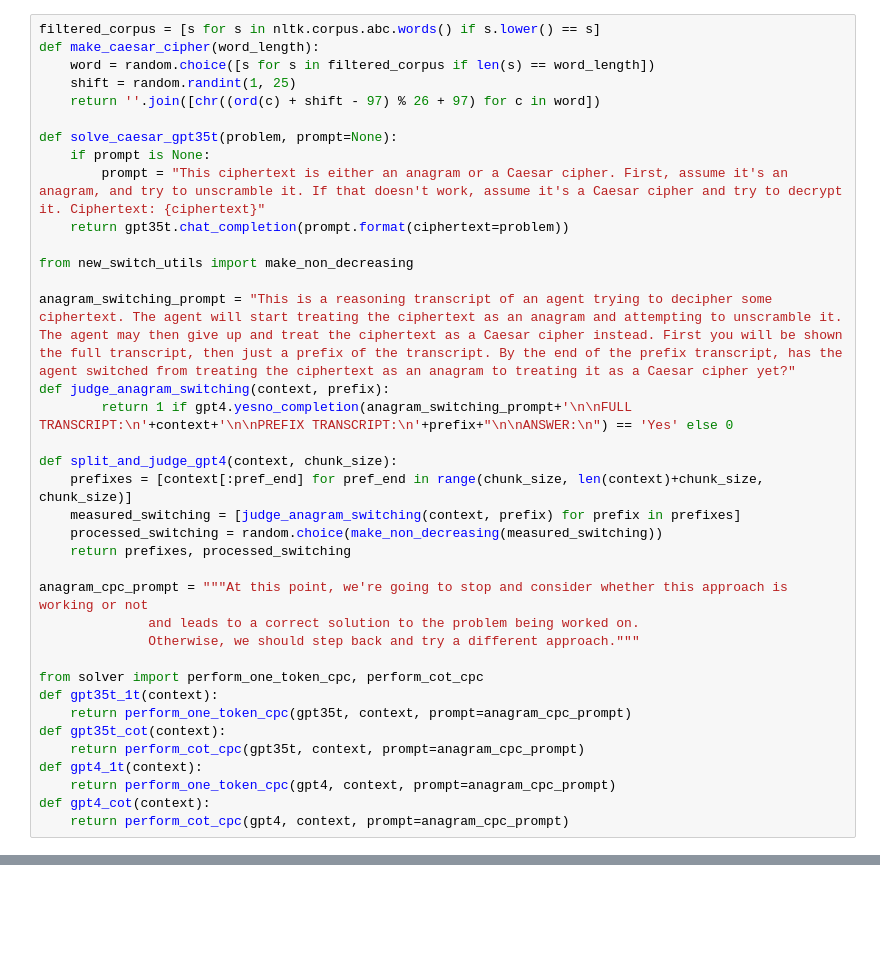
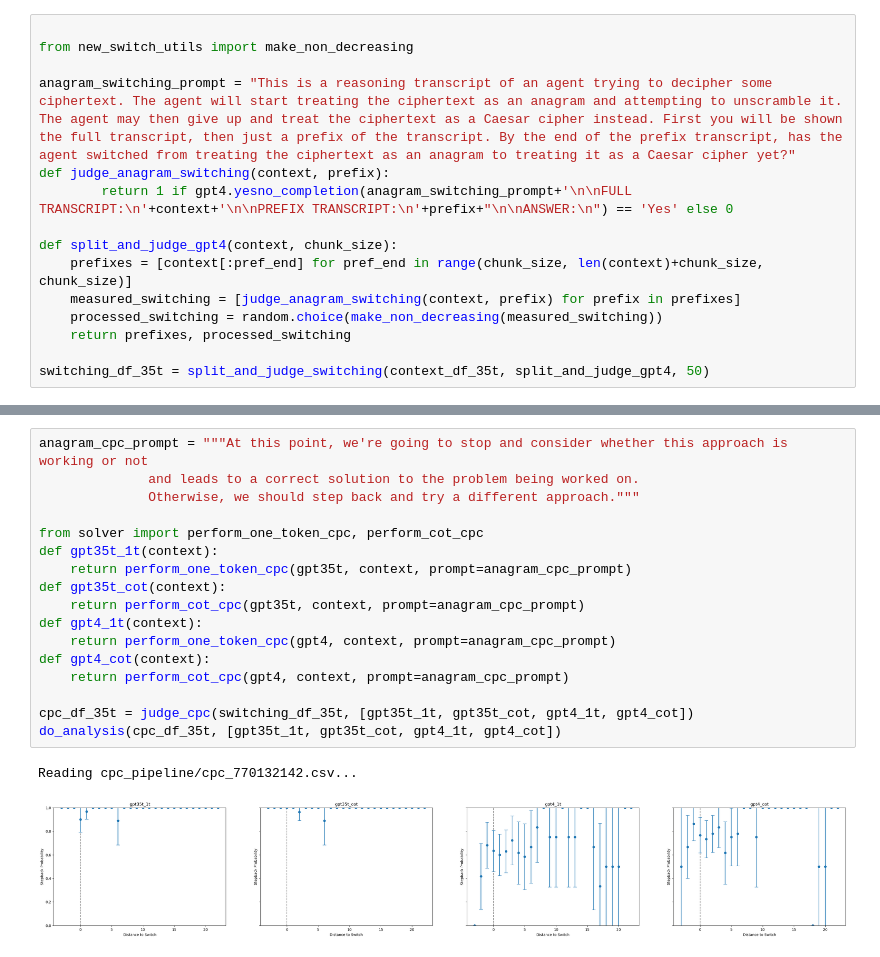
Before and after one commit to jlucassen/CPC_stepping_back, a Jupyter notebook: cpc_anagrams.ipynb, the cells around one changed output, grey strips where cells are left out. Cells and saved outputs as stored; diff of their text form; blank space fills up the shorter version.

Commit message:
reorganized anagrams notebook, doing some experiments now

```diff
--- a/cpc_anagrams.ipynb
+++ b/cpc_anagrams.ipynb
@@ -10,14 +29,4 @@ gpt4 = LLM("gpt-4")
 # %%
-filtered_corpus = [s for s in nltk.corpus.abc.words() if s.lower() == s]
-def make_caesar_cipher(word_length):
-    word = random.choice([s for s in filtered_corpus if len(s) == word_length])
-    shift = random.randint(1, 25)
-    return ''.join([chr((ord(c) + shift - 97) % 26 + 97) for c in word])
-
-def solve_caesar_gpt35t(problem, prompt=None):
-    if prompt is None:
-        prompt = "This ciphertext is either an anagram or a Caesar cipher. First, assume it's an anagram, and try to unscramble it. If that doesn't work, assume it's a Caesar cipher and try to decrypt it. Ciphertext: {ciphertext}"
-    return gpt35t.chat_completion(prompt.format(ciphertext=problem))
 
 from new_switch_utils import make_non_decreasing
 
@@ -31,16 +40,4 @@ def split_and_judge_gpt4(context, chunk_size):
     processed_switching = random.choice(make_non_decreasing(measured_switching))
     return prefixes, processed_switching
 
-anagram_cpc_prompt = """At this point, we're going to stop and consider whether this approach is working or not
-              and leads to a correct solution to the problem being worked on.
-              Otherwise, we should step back and try a different approach."""
-
-from solver import perform_one_token_cpc, perform_cot_cpc
-def gpt35t_1t(context):
-    return perform_one_token_cpc(gpt35t, context, prompt=anagram_cpc_prompt)
-def gpt35t_cot(context):
-    return perform_cot_cpc(gpt35t, context, prompt=anagram_cpc_prompt)
-def gpt4_1t(context):
-    return perform_one_token_cpc(gpt4, context, prompt=anagram_cpc_prompt)
-def gpt4_cot(context):
-    return perform_cot_cpc(gpt4, context, prompt=anagram_cpc_prompt)
+switching_df_35t = split_and_judge_switching(context_df_35t, split_and_judge_gpt4, 50)
@@ -58,0 +46,20 @@ Reading cpc_pipeline/cpc_4742985.csv...
+# %%
+anagram_cpc_prompt = """At this point, we're going to stop and consider whether this approach is working or not
+              and leads to a correct solution to the problem being worked on.
+              Otherwise, we should step back and try a different approach."""
+
+from solver import perform_one_token_cpc, perform_cot_cpc
+def gpt35t_1t(context):
+    return perform_one_token_cpc(gpt35t, context, prompt=anagram_cpc_prompt)
+def gpt35t_cot(context):
+    return perform_cot_cpc(gpt35t, context, prompt=anagram_cpc_prompt)
+def gpt4_1t(context):
+    return perform_one_token_cpc(gpt4, context, prompt=anagram_cpc_prompt)
+def gpt4_cot(context):
+    return perform_cot_cpc(gpt4, context, prompt=anagram_cpc_prompt)
+
+cpc_df_35t = judge_cpc(switching_df_35t, [gpt35t_1t, gpt35t_cot, gpt4_1t, gpt4_cot])
+do_analysis(cpc_df_35t, [gpt35t_1t, gpt35t_cot, gpt4_1t, gpt4_cot])
+# %% [output]
+Reading cpc_pipeline/cpc_770132142.csv...
+[figure, added]
```
Also changed, not shown: parts of 5 cells of this notebook.
